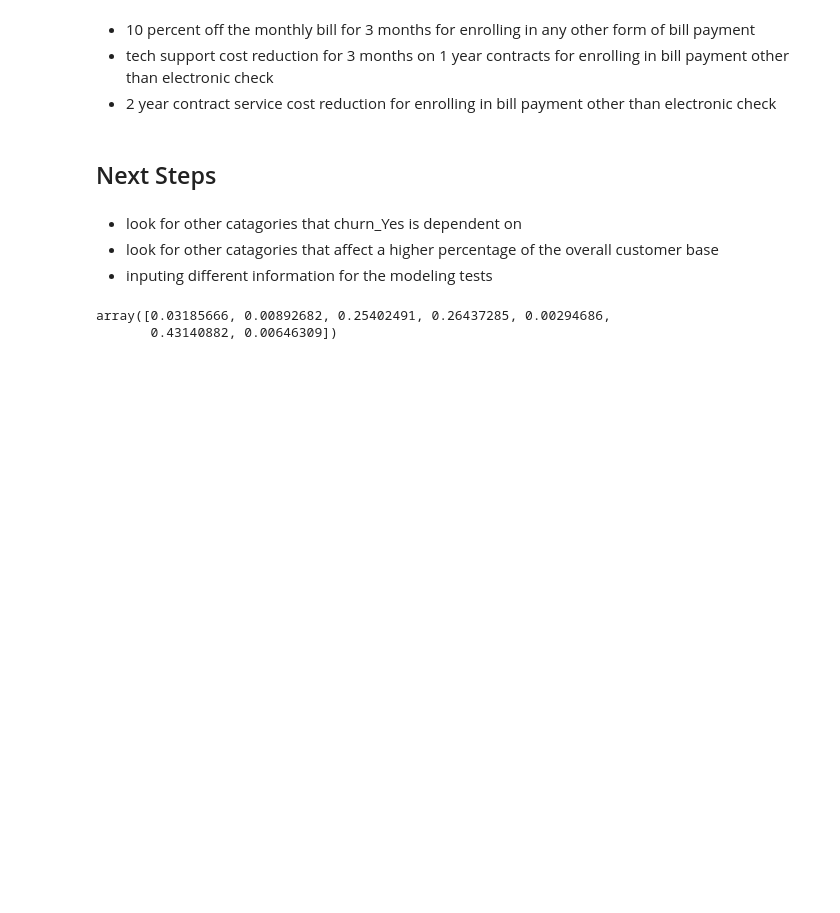
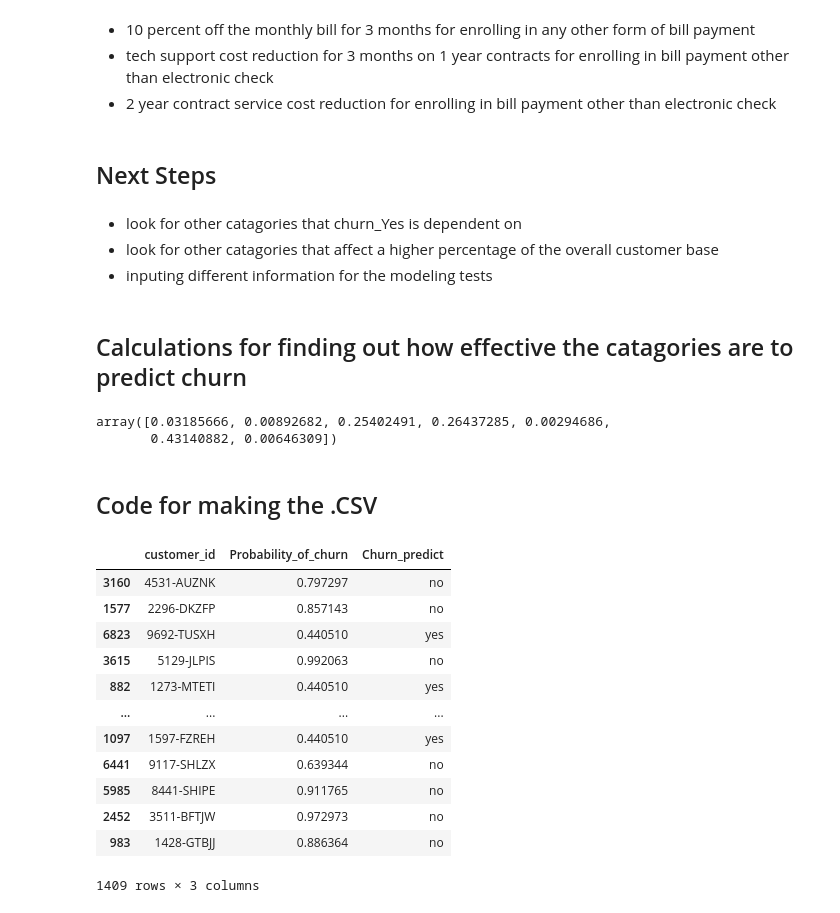
Before and after one commit to Divante222/project_1_telco_churn, a Jupyter notebook: final_report.ipynb, the cells around one changed output. Cells and saved outputs as stored; diff of their text form; code cells hidden in the pictures; blank space fills up the shorter version.

```diff
--- a/final_report.ipynb
+++ b/final_report.ipynb
@@ -422,6 +422,8 @@ validate data prediciton 0.687721788502484
 - look for other catagories that churn_Yes is dependent on
 - look for other catagories that affect a higher percentage of the overall customer base
 - inputing different information for the modeling tests
+# %% [markdown]
+## Calculations for finding out how effective the catagories are to predict churn
 # %%
 device_protection_percentage = (train.device_protection_Yes == 1).mean()
 tech_support_Yes_percentage = (train.tech_support_Yes == 1).mean()
@@ -431,3 +433,38 @@ the_weight
 # %% [output]
 array([0.03185666, 0.00892682, 0.25402491, 0.26437285, 0.00294686,
        0.43140882, 0.00646309])
+# %% [markdown]
+## Code for making the .CSV
+# %%
+the_percentages = []
+churn_predict = []
+
+for i in tree.predict_proba(X_test):
+    the_percentages.append(i[0])
+    if i[0] > .5:
+        churn_predict.append('no')
+    else:
+        churn_predict.append('yes')
+
+
+the_csv_dataframe = pd.DataFrame({'customer_id':test.customer_id,
+                                  'Probability_of_churn':the_percentages,
+                                  'Churn_predict':churn_predict
+                                 })
+the_csv_dataframe.to_csv('Churn_Predictions.csv')
+
+the_csv_dataframe
+# %% [output]
+|  | customer_id | Probability_of_churn | Churn_predict |
+| 3160 | 4531-AUZNK | 0.797297 | no |
+| 1577 | 2296-DKZFP | 0.857143 | no |
+| 6823 | 9692-TUSXH | 0.440510 | yes |
+| 3615 | 5129-JLPIS | 0.992063 | no |
+| 882 | 1273-MTETI | 0.440510 | yes |
+| ... | ... | ... | ... |
+| 1097 | 1597-FZREH | 0.440510 | yes |
+| 6441 | 9117-SHLZX | 0.639344 | no |
+| 5985 | 8441-SHIPE | 0.911765 | no |
+| 2452 | 3511-BFTJW | 0.972973 | no |
+| 983 | 1428-GTBJJ | 0.886364 | no |
+1409 rows × 3 columns
```
Also changed, not shown: parts of 2 cells of this notebook, 2 other files.
